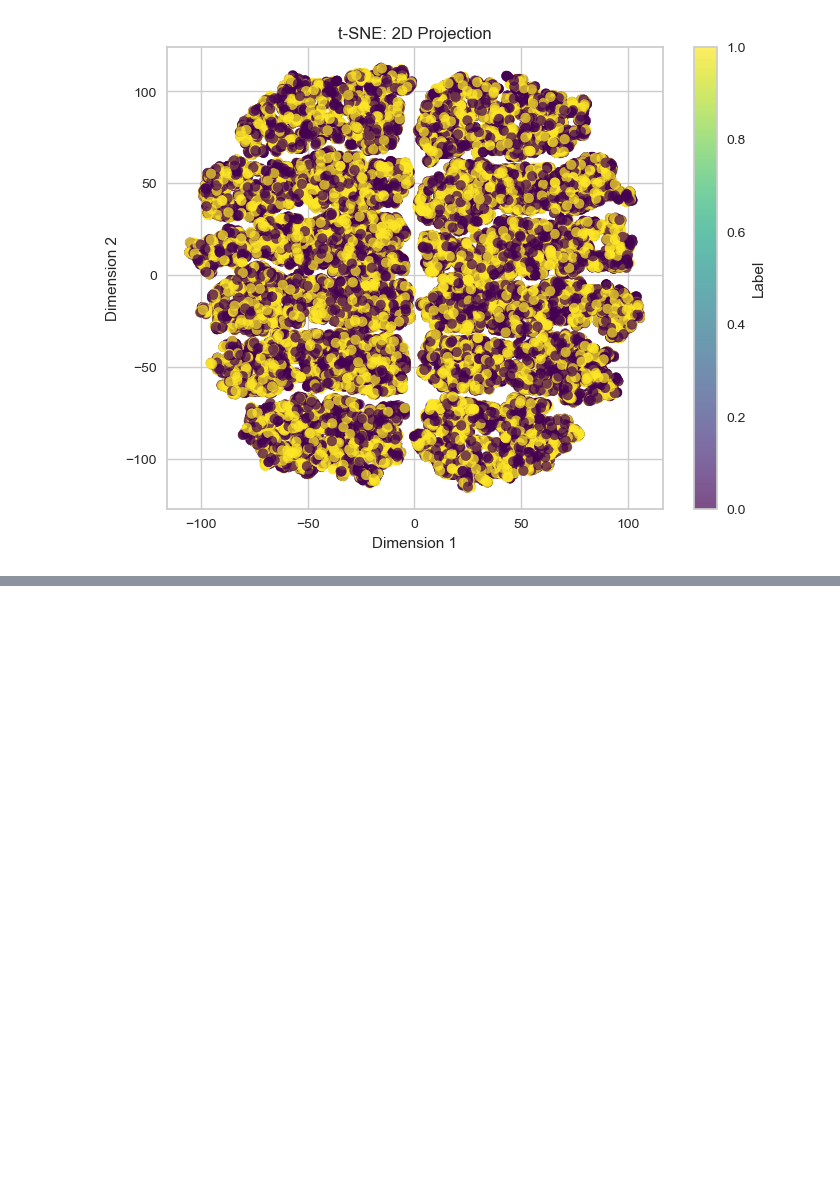
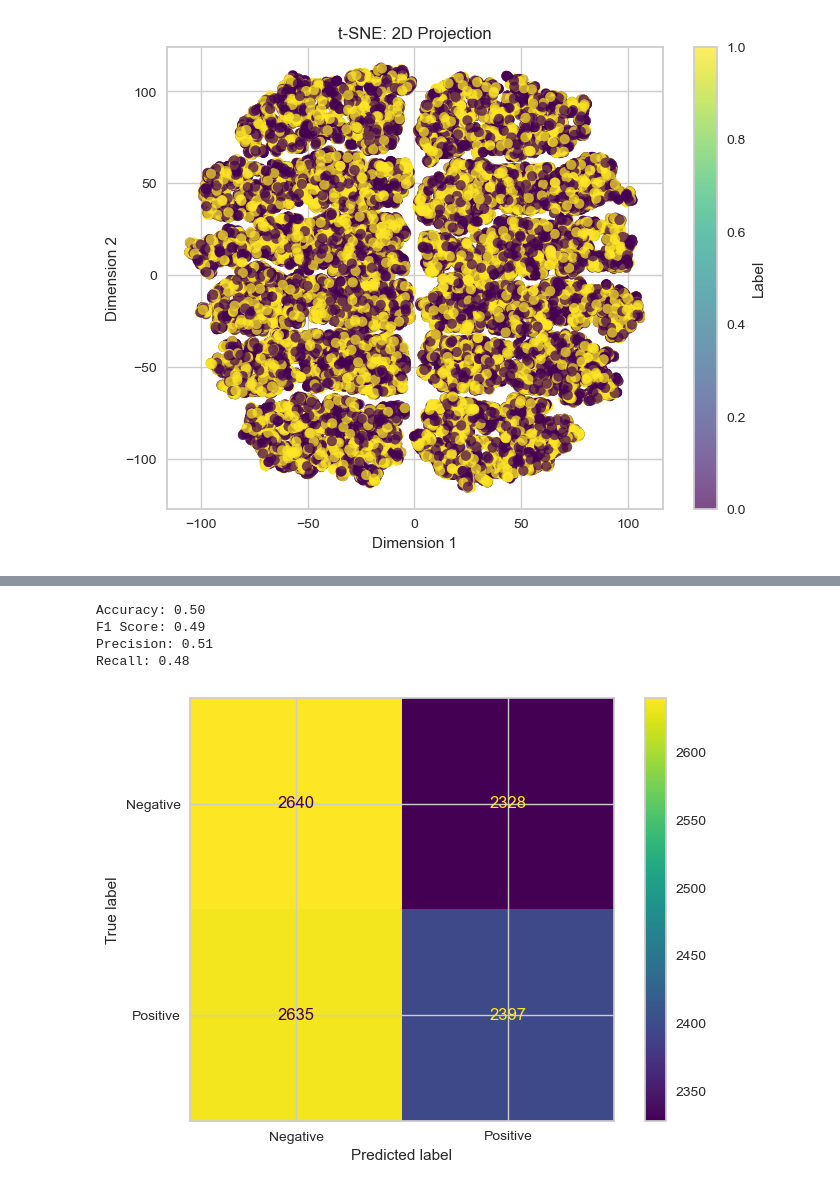
Before and after one commit to jPorterDosch/Twitter-Bot-Detection, a Jupyter notebook: initial_pass.ipynb, the cells around one changed output, grey strips where cells are left out. Saved outputs shown, nothing was run; the diff lists cells and outputs as text; code cells hidden in the pictures; blank space fills up the shorter version.

```diff
--- a/initial_pass.ipynb
+++ b/initial_pass.ipynb
@@ -172,0 +202,12 @@ plt.show()
+# %%
+# We'll try with a Random Forest now
+from sklearn.ensemble import RandomForestClassifier
+
+X = df[["Retweet Count", "Mention Count", "Follower Count", "Verified", "Location", "Created At"]]
+
+print(X.head())
+X_train, X_test, y_train, y_test = train_test_split(X, y, test_size=0.2, random_state=RANDOM_STATE)
+
+rf_model = RandomForestClassifier(random_state=RANDOM_STATE)
+
+rf_model.fit(X_train, y_train)
@@ -172,0 +229,24 @@ plt.show()
+# %%
+y_hat = rf_model.predict(X_test)
+
+# Metrics
+accuracy = accuracy_score(y_test, y_hat)
+f1 = f1_score(y_test, y_hat, average='binary')  # use average='macro' or 'weighted' for multiclass
+precision = precision_score(y_test, y_hat, average='binary')
+recall = recall_score(y_test, y_hat, average='binary')
+
+print("Accuracy: {:.2f}".format(accuracy))
+print("F1 Score: {:.2f}".format(f1))
+print("Precision: {:.2f}".format(precision))
+print("Recall: {:.2f}".format(recall))
+
+cm_test = confusion_matrix(y_test, y_hat)
+
+disp = ConfusionMatrixDisplay(confusion_matrix=cm_test, display_labels=['Negative', 'Positive']).plot()
+plt.show()
+# %% [output]
+Accuracy: 0.50
+F1 Score: 0.49
+Precision: 0.51
+Recall: 0.48
+[figure, added]
```
Also changed, not shown: parts of 21 cells of this notebook, 1 other file.
